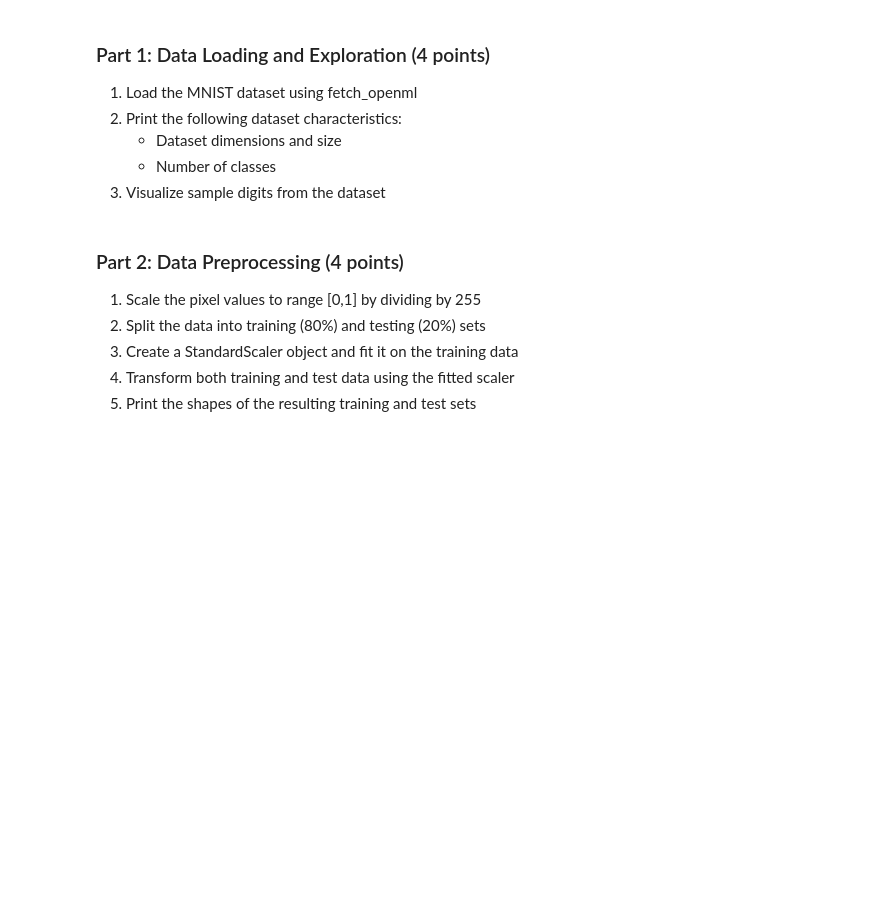
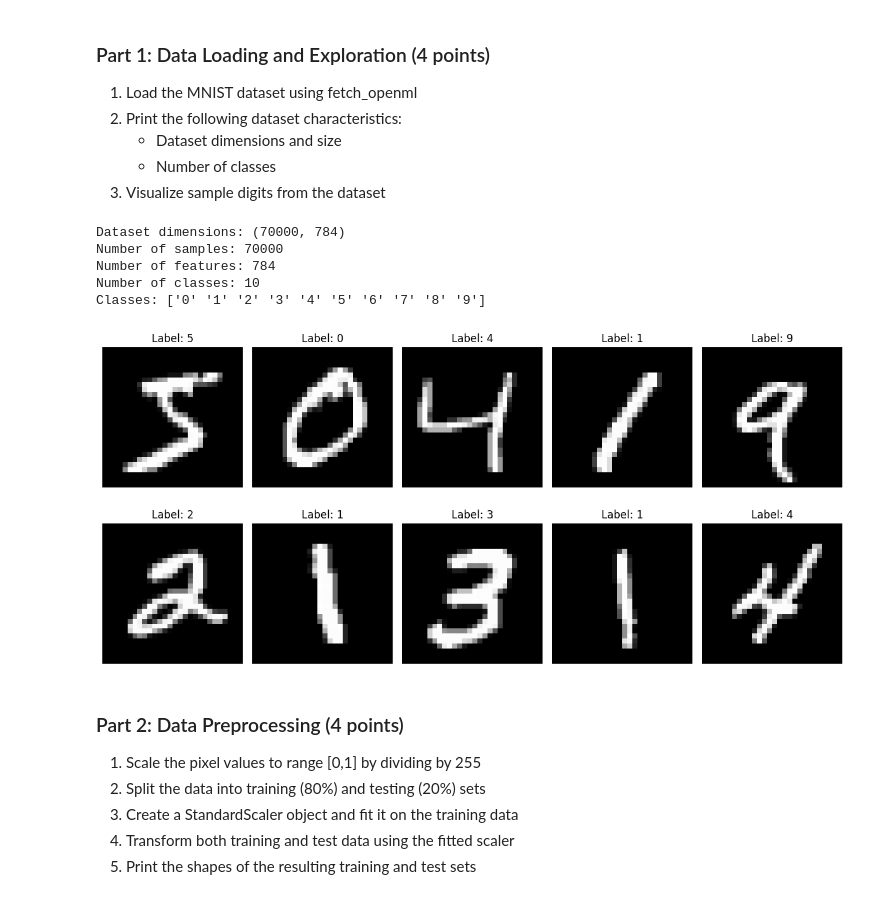
Before and after one commit to Heather-bu/bme3053c, a Jupyter notebook: supervised_homework_1.ipynb, the cells around one changed output. Saved outputs shown, nothing was run; the diff lists cells and outputs as text; code cells hidden in the pictures; blank space fills up the shorter version.

```diff
--- a/supervised_homework_1.ipynb
+++ b/supervised_homework_1.ipynb
@@ -33,3 +33,4 @@ except ImportError as e:
 3. Visualize sample digits from the dataset
 # %%
 #Provide your code for part 1-1 here
+X, y = fetch_openml('mnist_784', version=1, return_X_y=True, as_frame=False)
@@ -40,3 +37,29 @@ except ImportError as e:
+# %%
+#Provide your code for part 1-2 here
+print(f"Dataset dimensions: {X.shape}")
+print(f"Number of samples: {X.shape[0]}")
+print(f"Number of features: {X.shape[1]}")
+print(f"Number of classes: {len(np.unique(y))}")
+print(f"Classes: {np.unique(y)}")
+# %% [output]
+Dataset dimensions: (70000, 784)
+Number of samples: 70000
+Number of features: 784
+Number of classes: 10
+Classes: ['0' '1' '2' '3' '4' '5' '6' '7' '8' '9']
+# %%
+#Provide your code for part 1-3 here
+fig, axes = plt.subplots(2, 5, figsize=(12, 6))
+for i, ax in enumerate(axes.flat):
+    # Reshape from 1D to 2D (28x28 pixels)
+    img = X[i].reshape(28, 28)
+    ax.imshow(img, cmap='gray')
+    ax.set_title(f'Label: {y[i]}')
+    ax.axis('off')
+plt.tight_layout()
+plt.show()
+# %% [output]
+[figure, added]
 # %% [markdown]
 ### Part 2: Data Preprocessing (4 points)
 1. Scale the pixel values to range [0,1] by dividing by 255
```
Also changed, not shown: parts of 14 cells of this notebook.
